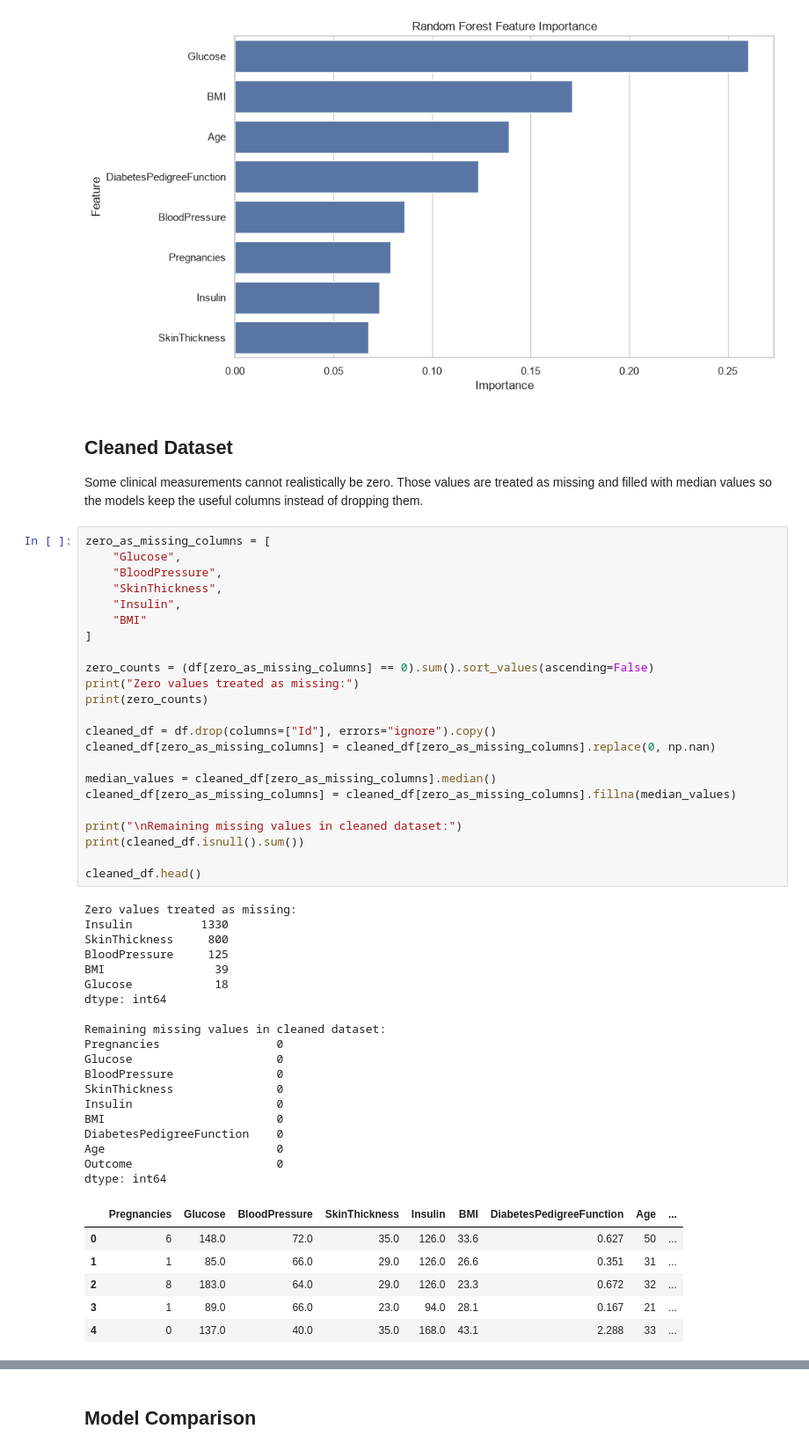
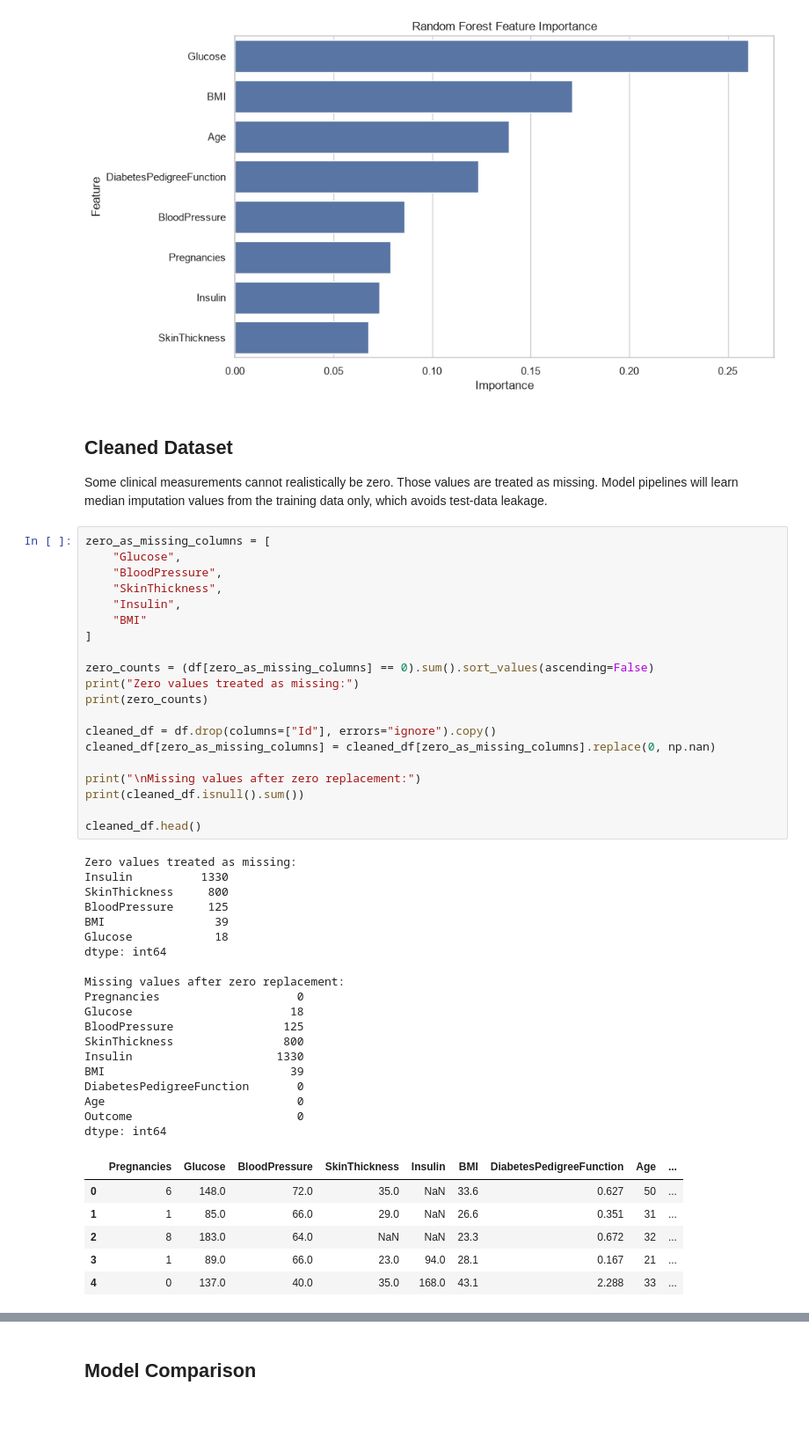
Before and after one commit to WalterK22203/Diabetes_Prediction_Model, a Jupyter notebook: Final_Project.ipynb, the cells around one changed output, grey strips where cells are left out. Shown at 88% size. Cells and saved outputs as stored; diff of their text form; blank space fills up the shorter version.

```diff
--- a/Final_Project.ipynb
+++ b/Final_Project.ipynb
@@ -201,54 +203,51 @@ plt.show()
 # %% [markdown]
 ## Cleaned Dataset
 
-Some clinical measurements cannot realistically be zero. Those values are treated as missing and filled with median values so the models keep the useful columns instead of dropping them.
+Some clinical measurements cannot realistically be zero. Those values are treated as missing. Model pipelines will learn median imputation values from the training data only, which avoids test-data leakage.
 # %%
 zero_as_missing_columns = [
     "Glucose",
     "BloodPressure",
     "SkinThickness",
     "Insulin",
     "BMI"
 ]
 
 zero_counts = (df[zero_as_missing_columns] == 0).sum().sort_values(ascending=False)
 print("Zero values treated as missing:")
 print(zero_counts)
 
 cleaned_df = df.drop(columns=["Id"], errors="ignore").copy()
 cleaned_df[zero_as_missing_columns] = cleaned_df[zero_as_missing_columns].replace(0, np.nan)
 
-median_values = cleaned_df[zero_as_missing_columns].median()
-cleaned_df[zero_as_missing_columns] = cleaned_df[zero_as_missing_columns].fillna(median_values)
-
-print("\nRemaining missing values in cleaned dataset:")
+print("\nMissing values after zero replacement:")
 print(cleaned_df.isnull().sum())
 
 cleaned_df.head()
 # %% [output]
 Zero values treated as missing:
 Insulin          1330
 SkinThickness     800
 BloodPressure     125
 BMI                39
 Glucose            18
 dtype: int64
 
-Remaining missing values in cleaned dataset:
-Pregnancies                 0
-Glucose                     0
-BloodPressure               0
-SkinThickness               0
-Insulin                     0
-BMI                         0
-DiabetesPedigreeFunction    0
-Age                         0
-Outcome                     0
+Missing values after zero replacement:
+Pregnancies                    0
+Glucose                       18
+BloodPressure                125
+SkinThickness                800
+Insulin                     1330
+BMI                           39
+DiabetesPedigreeFunction       0
+Age                            0
+Outcome                        0
 dtype: int64
 |  | Pregnancies | Glucose | BloodPressure | SkinThickness | Insulin | BMI | DiabetesPedigreeFunction | Age | ... |
-| 0 | 6 | 148.0 | 72.0 | 35.0 | 126.0 | 33.6 | 0.627 | 50 | ... |
-| 1 | 1 | 85.0 | 66.0 | 29.0 | 126.0 | 26.6 | 0.351 | 31 | ... |
-| 2 | 8 | 183.0 | 64.0 | 29.0 | 126.0 | 23.3 | 0.672 | 32 | ... |
+| 0 | 6 | 148.0 | 72.0 | 35.0 | NaN | 33.6 | 0.627 | 50 | ... |
+| 1 | 1 | 85.0 | 66.0 | 29.0 | NaN | 26.6 | 0.351 | 31 | ... |
+| 2 | 8 | 183.0 | 64.0 | NaN | NaN | 23.3 | 0.672 | 32 | ... |
 | 3 | 1 | 89.0 | 66.0 | 23.0 | 94.0 | 28.1 | 0.167 | 21 | ... |
 | 4 | 0 | 137.0 | 40.0 | 35.0 | 168.0 | 43.1 | 2.288 | 33 | ... |
 # %% [markdown]
```
Also changed, not shown: parts of 7 cells of this notebook.
